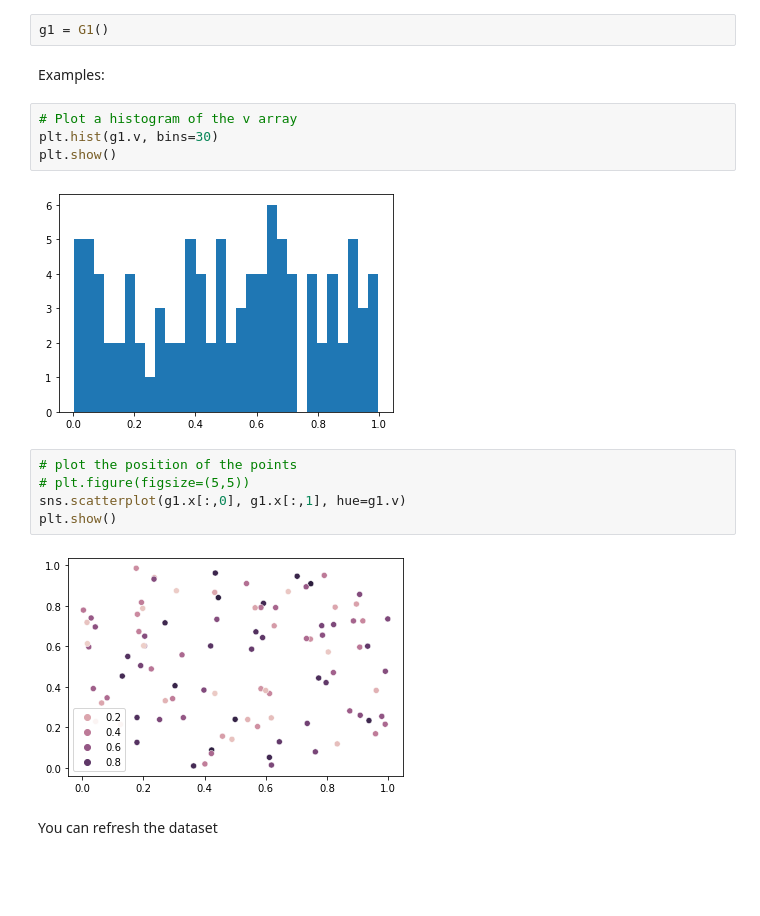
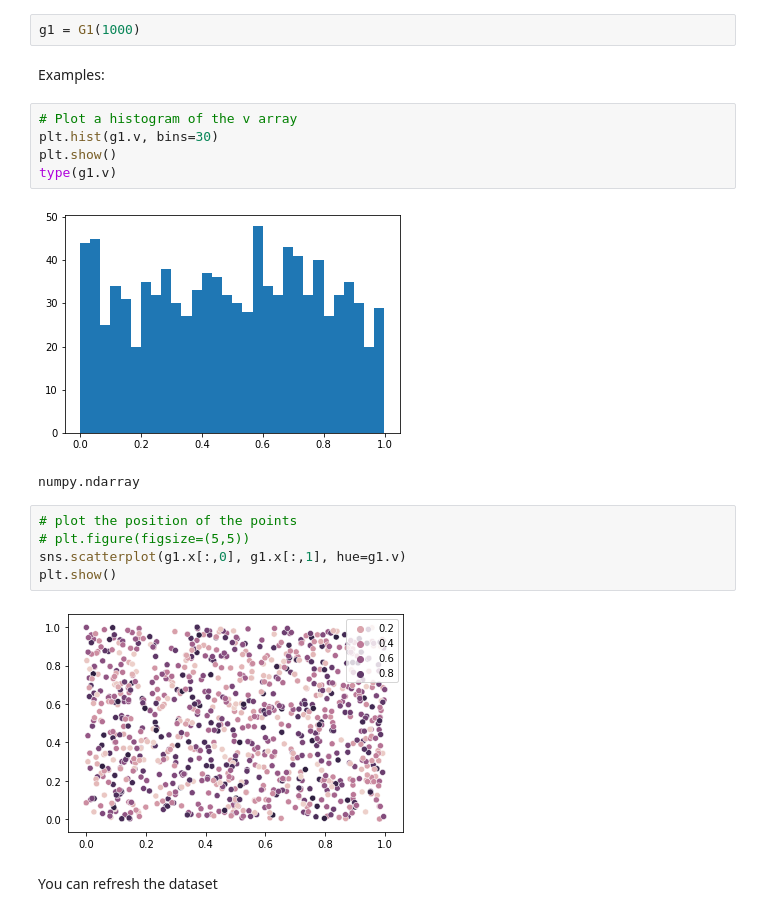
Before and after one commit to AmineCh1/Vokram_Chainzzz, a Jupyter notebook: model.ipynb, the cells around one changed output. Saved outputs shown, nothing was run; the diff lists cells and outputs as text; blank space fills up the shorter version.

```diff
--- a/model.ipynb
+++ b/model.ipynb
@@ -35,22 +35,24 @@ class G2(DatasetGenerator):
 # %% [markdown]
 ### Uniform distribution ($\mathcal U([0,1])$)
 # %%
-g1 = G1()
+g1 = G1(1000)
 # %% [markdown]
 Examples:
 # %%
 # Plot a histogram of the v array
 plt.hist(g1.v, bins=30)
 plt.show()
+type(g1.v)
 # %% [output]
-[figure, old version]
+[figure, new version]
+numpy.ndarray
 # %%
 # plot the position of the points
 # plt.figure(figsize=(5,5))
 sns.scatterplot(g1.x[:,0], g1.x[:,1], hue=g1.v)
 plt.show()
 # %% [output]
-[figure, old version]
+[figure, new version]
 # %% [markdown]
 You can refresh the dataset
 # %%
```
Also changed, not shown: parts of 12 cells of this notebook, 2 other files.
